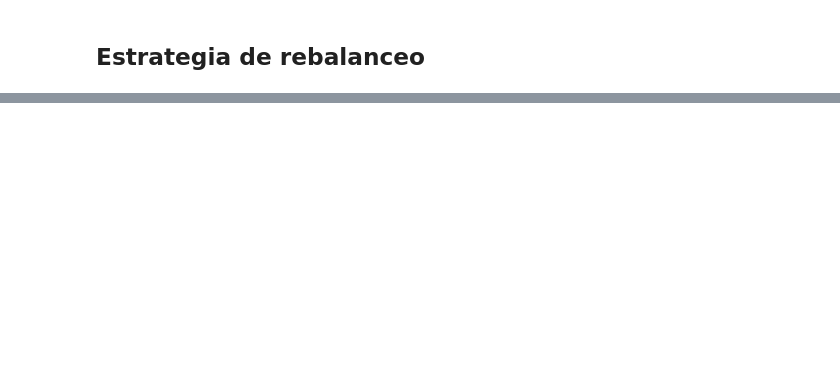
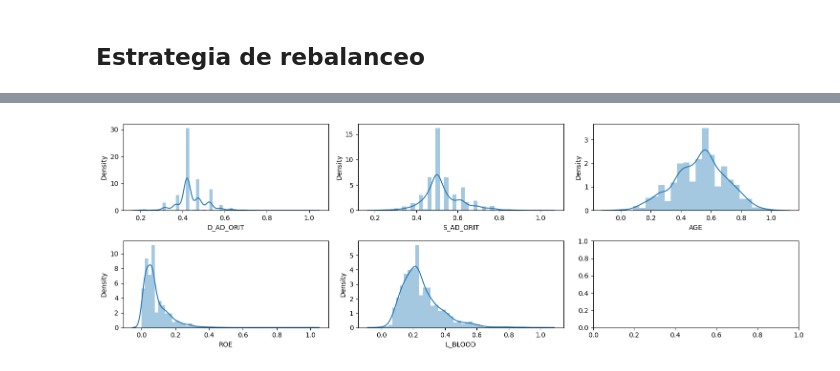
Before and after one commit to dp202204/Proyecto-ML-2022, a Jupyter notebook: modelo_mic_Final.ipynb, the cells around one changed output, grey strips where cells are left out. Cells and saved outputs as stored; diff of their text form; code cells hidden in the pictures; blank space fills up the shorter version.

```diff
--- a/modelo_mic_Final.ipynb
+++ b/modelo_mic_Final.ipynb
@@ -663,0 +1120,19 @@ weighted avg       0.86      0.83      0.84       340
+# %%
+table2=mic_data5.copy()
+criteria2 = table2['LETALIDAD']== 1
+table2.drop(table2[criteria2].index, inplace=True)
+tablaNO=table2[tops]
+# %%
+width = 15
+height = 5
+
+plt.style.use("default")
+
+figure, axes = plt.subplots(nrows=2, ncols=3, figsize=(width, height))
+
+for column, axe in zip(tablaNO, axes.flatten()):
+    sns.distplot(tablaNO[column], ax=axe)
+
+plt.tight_layout()
+# %% [output]
+[figure, added]
```
Also changed, not shown: parts of 65 cells of this notebook.
